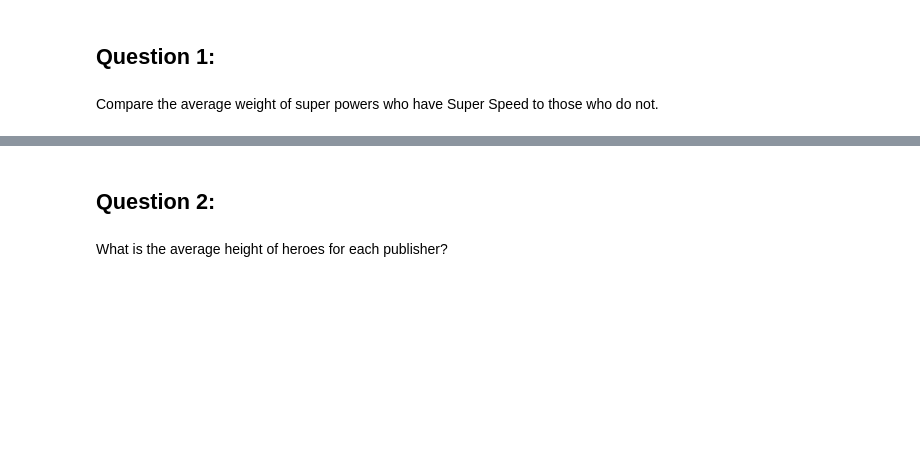
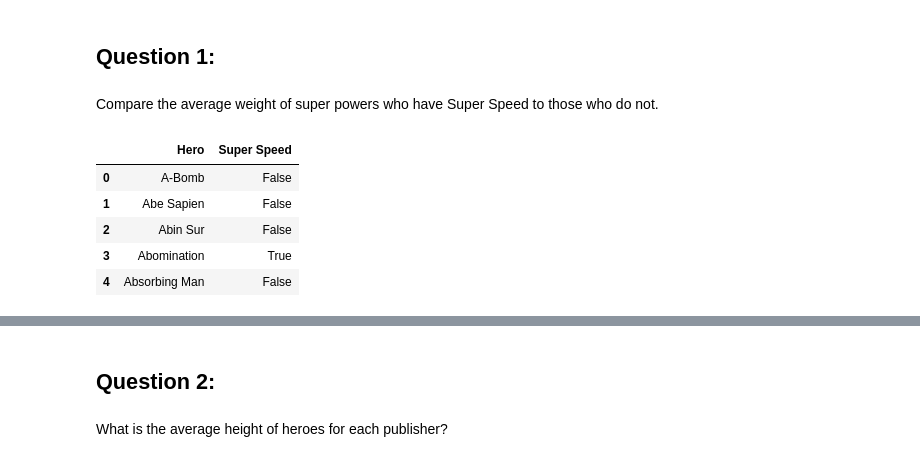
Before and after one commit to Osmayda/Applying-Advanced-Transformations--Core-, a Jupyter notebook: Applying Advanced Transformations.ipynb, the cells around one changed output, grey strips where cells are left out. Cells and saved outputs as stored; diff of their text form; code cells hidden in the pictures; blank space fills up the shorter version.

```diff
--- a/Applying Advanced Transformations.ipynb
+++ b/Applying Advanced Transformations.ipynb
@@ -322,3 +327,14 @@ merged.head()
 ## Question 1:
 # %% [markdown]
 Compare the average weight of super powers who have Super Speed to those who do not.
+# %%
+data = merged[['Hero', 'Super Speed']]
+# %%
+data.head()
+# %% [output]
+|  | Hero | Super Speed |
+| 0 | A-Bomb | False |
+| 1 | Abe Sapien | False |
+| 2 | Abin Sur | False |
+| 3 | Abomination | True |
+| 4 | Absorbing Man | False |
```
Also changed, not shown: parts of 11 cells of this notebook.
